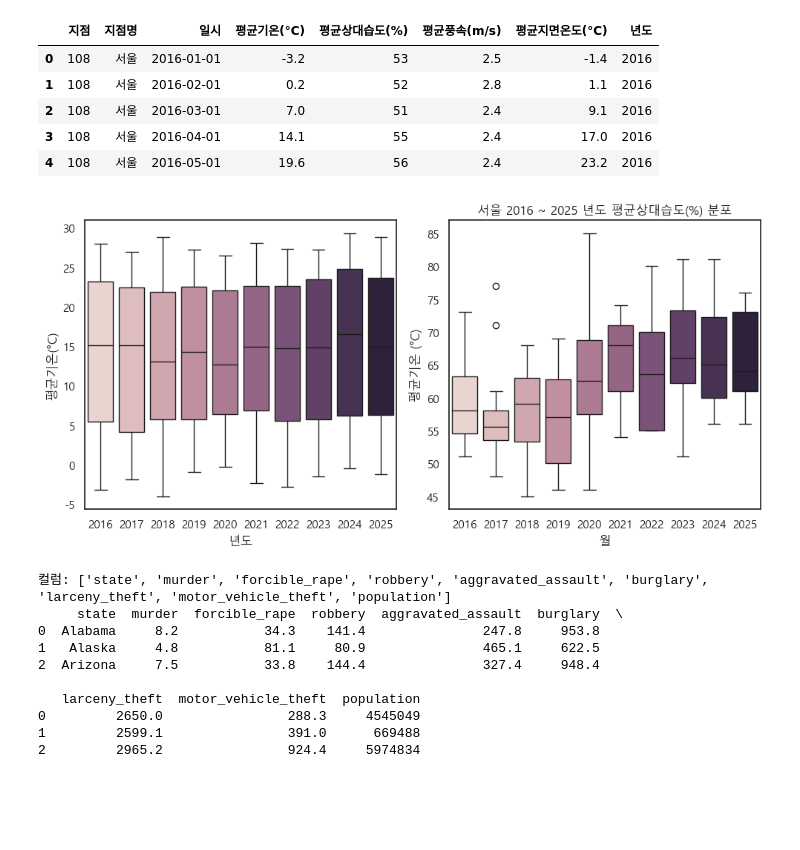
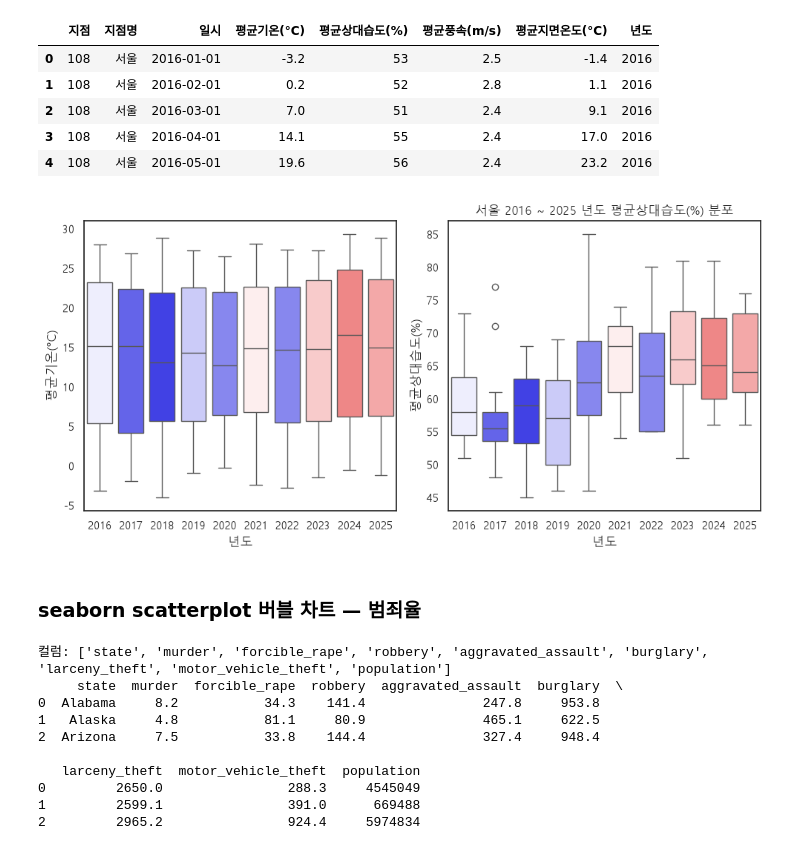
Before and after one commit to innsung/python-ds-lab, a Jupyter notebook: pandas/14_고급_시각화.ipynb, the cells around one changed output. Drawn from its saved outputs; the diff is of its cells as text; code cells hidden in the pictures; blank space fills up the shorter version.

```diff
--- a/pandas/14_고급_시각화.ipynb
+++ b/pandas/14_고급_시각화.ipynb
@@ -18,7 +22,8 @@ if platform.system() == 'Windows':
 elif platform.system() == 'Darwin':
     plt.rcParams['font.family'] = 'AppleGothic'
 else:
-    plt.rcParams['font.family'] = 'DejaVu Sans'
+    plt.rcParams['font.family'] = 'NanumGothic'
+
 plt.rcParams['axes.unicode_minus'] = False
 print('환경 설정 완료!')
 # %% [output]
@@ -111,5 +86,5 @@ df.head()
 # %%
-sns.set_theme(style='ticks', rc={'figure.figsize': (10, 4)})
+sns.set_theme(style='whitegrid', rc={'figure.figsize': (7, 5)})
 plt.rcParams['font.family'] = 'Malgun Gothic'
 
 sns.barplot(
@@ -121,7 +96,7 @@ sns.barplot(
     palette='Set2',
     legend=False
 )
-plt.title('Iris 품종별 평군 꽃잎길이')
+plt.title('Iris 품종별 평균 꽃잎길이')
 plt.xlabel('품종')
 plt.ylabel('꽃잎길이')
 plt.show()
@@ -244,37 +215,51 @@ df.head()
 | 4 | 108 | 서울 | 2016-05-01 | 19.6 | 56 | 2.4 | 23.2 | 2016 |
 # %%
 fig, axes = plt.subplots(1, 2)
+
+# 월별 평균 순위 → 색상 맵
+month_avg = df.groupby('년도')['평균기온(°C)'].mean()
+rank_idx = month_avg.rank().astype(int) - 1
+mycolor = sns.color_palette('bwr', 12)
+palette = {m: mycolor[r] for m, r in zip(rank_idx.index, rank_idx.values)}
+
 
 # 평균 기온
 sns.set_theme(style='white', rc={'figure.figsize': (10, 5)})
 plt.rcParams['font.family'] = 'Malgun Gothic'
-sns.boxplot(data=df, x='년도',
+sns.boxplot(data=df,
+            x='년도',
             y='평균기온(°C)',
             hue='년도',
             legend=False,
-            ax = axes[0])
-sns.color_palette("husl", 12)
+            ax = axes[0],
+           palette= palette)
+
 plt.title('서울 2016 ~ 2025 년도 기온 분포')
-plt.xlabel('월')
+plt.xlabel('년도')
 plt.ylabel('평균기온 (°C)')
 
 # 평균 습도
 sns.set_theme(style='white', rc={'figure.figsize': (10, 5)})
 plt.rcParams['font.family'] = 'Malgun Gothic'
-sns.boxplot(data=df, x='년도',
+sns.boxplot(data=df,
+            x='년도',
             y='평균상대습도(%)',
             hue='년도',
             legend=False,
-            ax = axes[1])
-sns.color_palette("husl", 12)
+            ax = axes[1],
+palette= palette
+)
+
 plt.title('서울 2016 ~ 2025 년도 평균상대습도(%) 분포')
-plt.xlabel('월')
-plt.ylabel('평균기온 (°C)')
+plt.xlabel('년도')
+plt.ylabel('평균상대습도(%)')
 
 plt.tight_layout()
 plt.show()
 # %% [output]
-[figure, old version]
+[figure, new version]
+# %% [markdown]
+### seaborn scatterplot 버블 차트 — 범죄율
 # %%
 df = pd.read_csv('data/crimeRatesByState2005.csv')
 print('컬럼:', df.columns.tolist())
```
Also changed, not shown: parts of 49 cells of this notebook, 13 other files.
